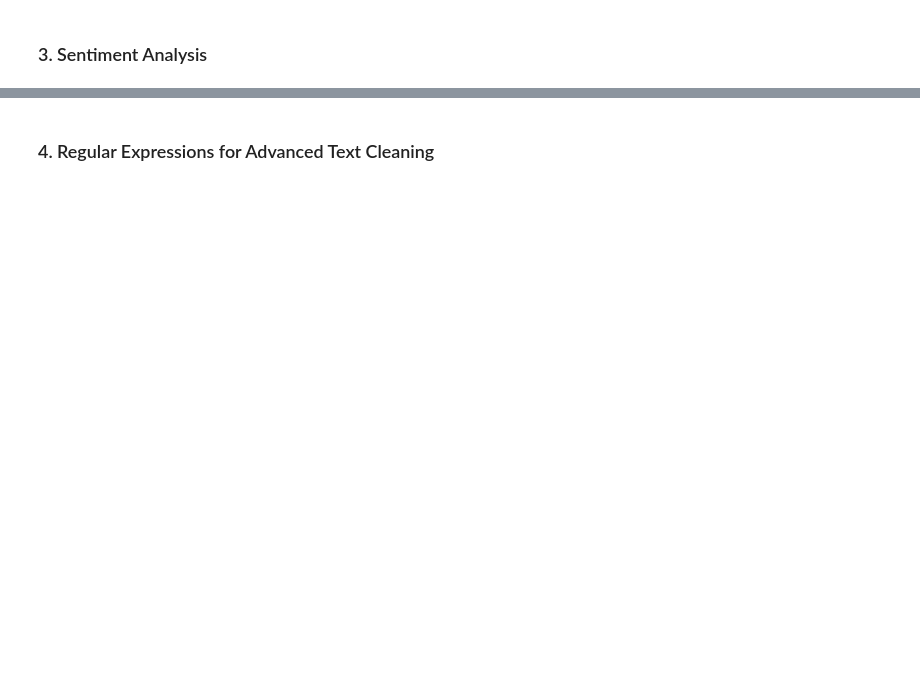
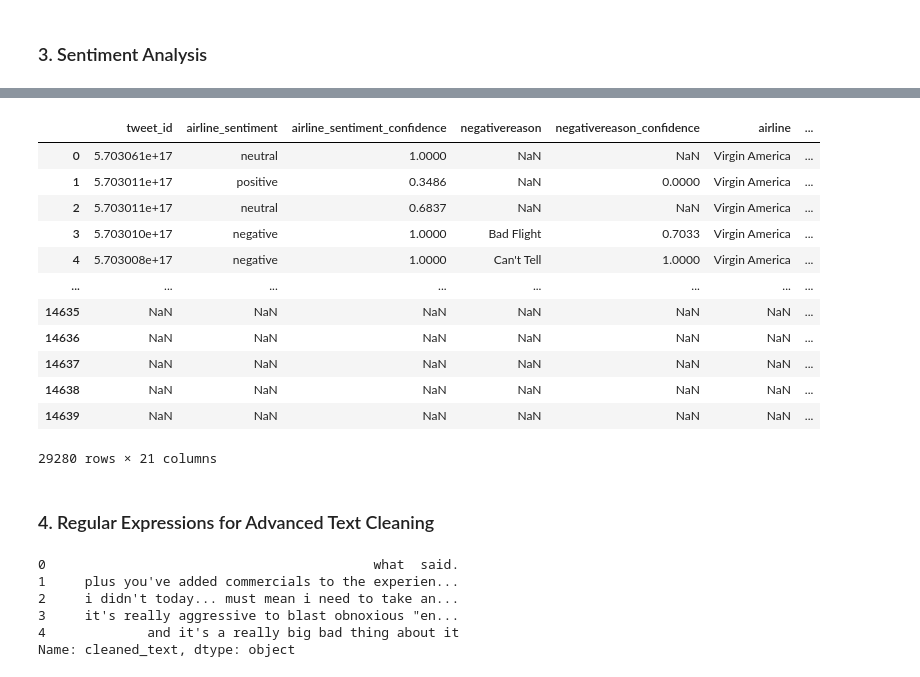
Before and after one commit to yibeichan/COMM160DS, a Jupyter notebook: week_6/lecture_part1.ipynb, the cells around one changed output, grey strips where cells are left out. Cells and saved outputs as stored; diff of their text form; code cells hidden in the pictures; blank space fills up the shorter version.

```diff
--- a/week_6/lecture_part1.ipynb
+++ b/week_6/lecture_part1.ipynb
@@ -171,3 +318,19 @@ df['sentiment_scores'].head()
+# %%
+pd.concat([df, df['sentiment_scores'].apply(pd.Series)])
+# %% [output]
+|  | tweet_id | airline_sentiment | airline_sentiment_confidence | negativereason | negativereason_confidence | airline | ... |
+| 0 | 5.703061e+17 | neutral | 1.0000 | NaN | NaN | Virgin America | ... |
+| 1 | 5.703011e+17 | positive | 0.3486 | NaN | 0.0000 | Virgin America | ... |
+| 2 | 5.703011e+17 | neutral | 0.6837 | NaN | NaN | Virgin America | ... |
+| 3 | 5.703010e+17 | negative | 1.0000 | Bad Flight | 0.7033 | Virgin America | ... |
+| 4 | 5.703008e+17 | negative | 1.0000 | Can't Tell | 1.0000 | Virgin America | ... |
+| ... | ... | ... | ... | ... | ... | ... | ... |
+| 14635 | NaN | NaN | NaN | NaN | NaN | NaN | ... |
+| 14636 | NaN | NaN | NaN | NaN | NaN | NaN | ... |
+| 14637 | NaN | NaN | NaN | NaN | NaN | NaN | ... |
+| 14638 | NaN | NaN | NaN | NaN | NaN | NaN | ... |
+| 14639 | NaN | NaN | NaN | NaN | NaN | NaN | ... |
+29280 rows × 21 columns
 # %% [markdown]
 ### 4. Regular Expressions for Advanced Text Cleaning
 # %%
@@ -177,5 +340,12 @@ def clean_text(text):
     text = text.lower()  # Convert to lowercase
     return text
 # %%
-# df['cleaned_text'] = df['text'].apply(clean_text)
-# df['cleaned_text'].head()
+df['cleaned_text'] = df['text'].apply(clean_text)
+df['cleaned_text'].head()
+# %% [output]
+0                                          what  said.
+1     plus you've added commercials to the experien...
+2     i didn't today... must mean i need to take an...
+3     it's really aggressive to blast obnoxious "en...
+4             and it's a really big bad thing about it
+Name: cleaned_text, dtype: object
```
Also changed, not shown: parts of 27 cells of this notebook.
